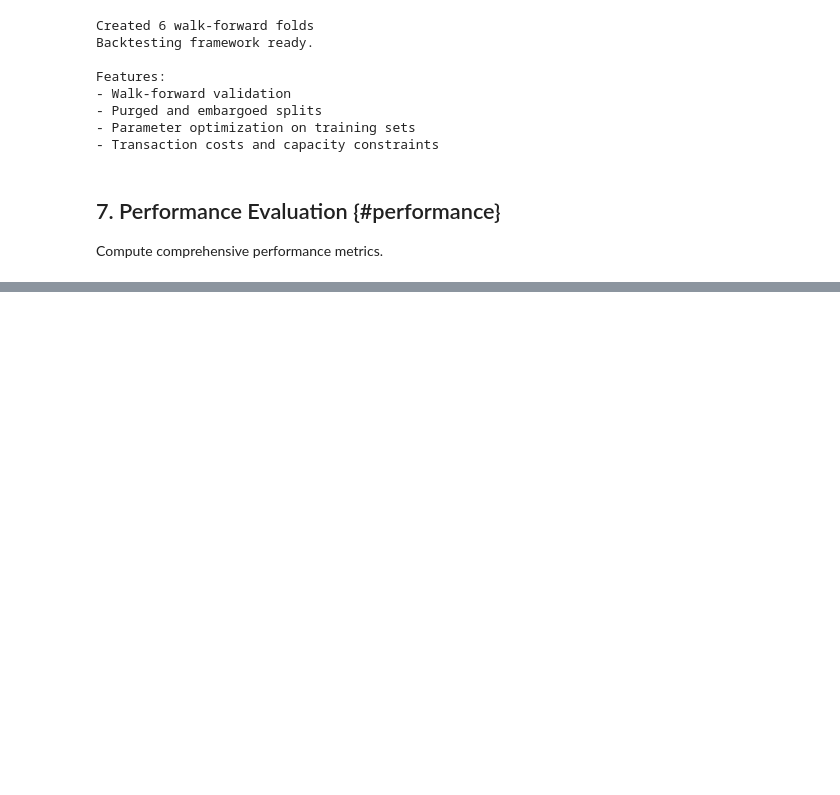
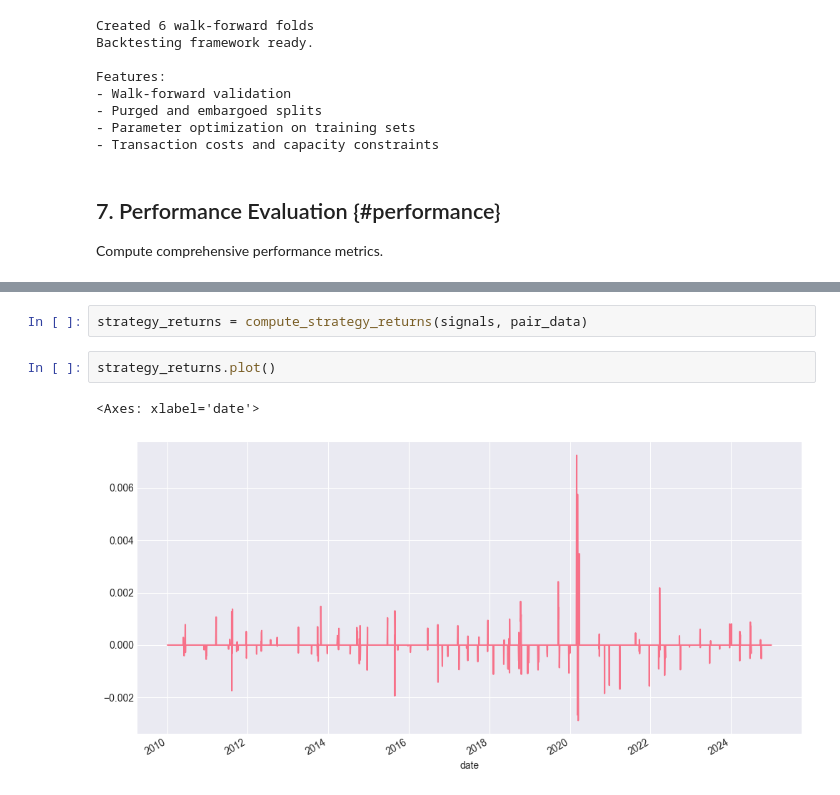
Before and after one commit to chalakorn49265/Statistical-Arbitrage-Group9, a Jupyter notebook: project/final_proj.ipynb, the cells around one changed output, grey strips where cells are left out. Cells and saved outputs as stored; diff of their text form; blank space fills up the shorter version.

```diff
--- a/project/final_proj.ipynb
+++ b/project/final_proj.ipynb
@@ -653,0 +504,7 @@ print("results = run_complete_analysis('XLE', 'VDE')")
+# %%
+strategy_returns = compute_strategy_returns(signals, pair_data)
+# %%
+strategy_returns.plot()
+# %% [output]
+<Axes: xlabel='date'>
+[figure, added]
```
Also changed, not shown: parts of 8 cells of this notebook.
